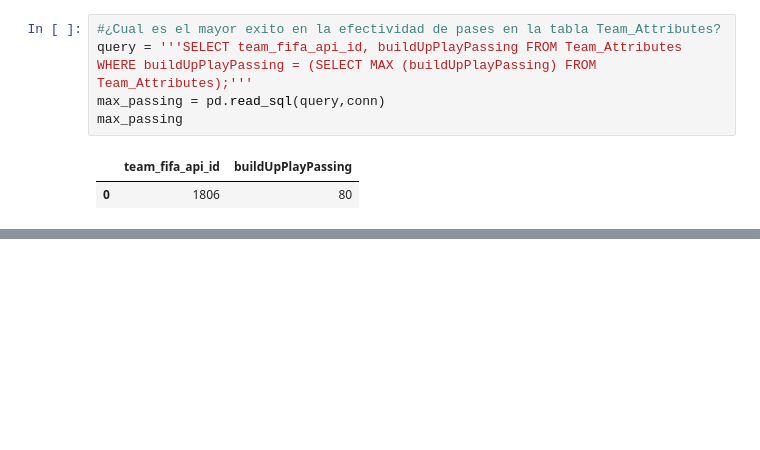
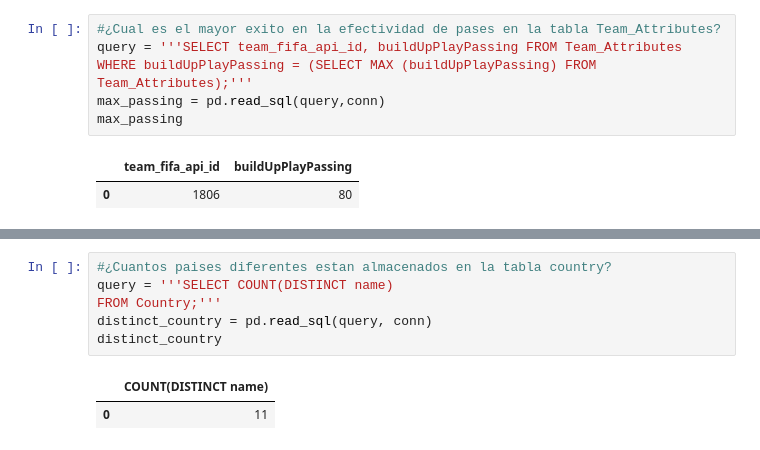
Before and after one commit to LorenaAmaya/Talento-Tech, a Jupyter notebook: TALLER_SQL.ipynb, the cells around one changed output, grey strips where cells are left out. Cells and saved outputs as stored; diff of their text form; blank space fills up the shorter version.

```diff
--- a/TALLER_SQL.ipynb
+++ b/TALLER_SQL.ipynb
@@ -474,0 +478,9 @@ max_passing
+# %%
+#¿Cuantos paises diferentes estan almacenados en la tabla country?
+query = '''SELECT COUNT(DISTINCT name)
+FROM Country;'''
+distinct_country = pd.read_sql(query, conn)
+distinct_country
+# %% [output]
+|  | COUNT(DISTINCT name) |
+| 0 | 11 |
```
Also changed, not shown: parts of 19 cells of this notebook.
